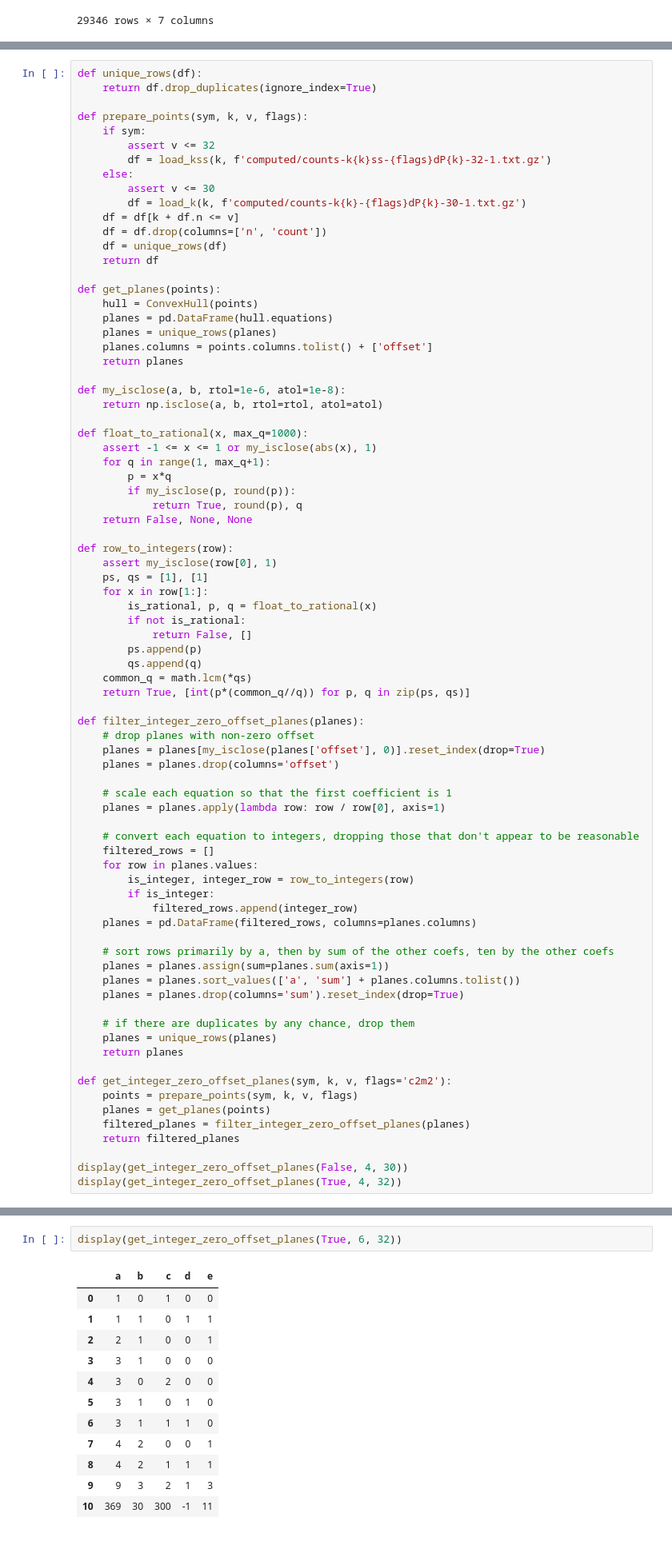
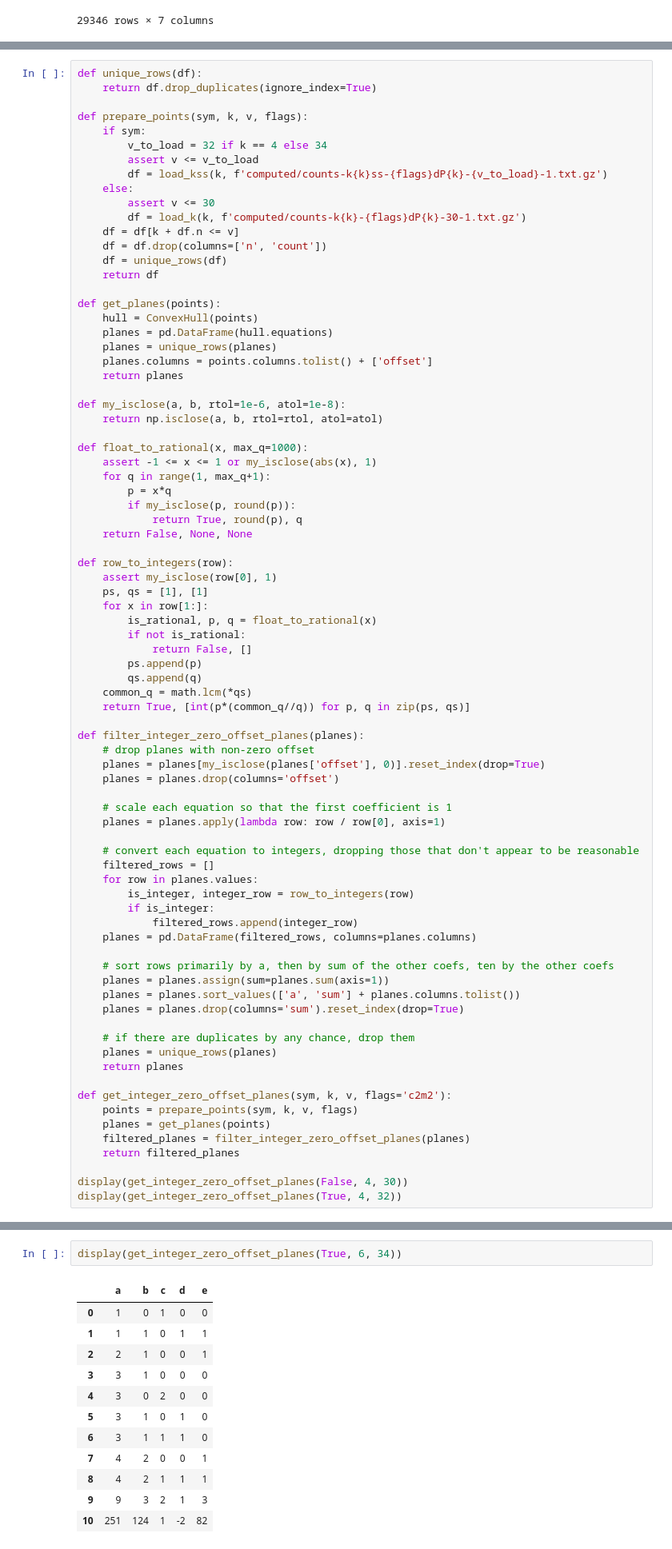
Before and after one commit to davidmisiak/flow-polynomials, a Jupyter notebook: analysis.ipynb, the cells around one changed output, grey strips where cells are left out. Shown at 80% size. Cells and saved outputs as stored; diff of their text form.

Commit message:
Add computed kss data for v=34

```diff
--- a/analysis.ipynb
+++ b/analysis.ipynb
@@ -334,8 +334,9 @@ def unique_rows(df):
 
 def prepare_points(sym, k, v, flags):
     if sym:
-        assert v <= 32
-        df = load_kss(k, f'computed/counts-k{k}ss-{flags}dP{k}-32-1.txt.gz')
+        v_to_load = 32 if k == 4 else 34
+        assert v <= v_to_load
+        df = load_kss(k, f'computed/counts-k{k}ss-{flags}dP{k}-{v_to_load}-1.txt.gz')
     else:
         assert v <= 30
         df = load_k(k, f'computed/counts-k{k}-{flags}dP{k}-30-1.txt.gz')
@@ -436,20 +437,20 @@ display(get_integer_zero_offset_planes(True, 5, 32))
 | 0 | 2 | 1 |
 | 1 | 5 | 1 |
 # %%
-display(get_integer_zero_offset_planes(True, 6, 32))
+display(get_integer_zero_offset_planes(True, 6, 34))
 # %% [output]
 |  | a | b | c | d | e |
 | 0 | 1 | 0 | 1 | 0 | 0 |
 | 1 | 1 | 1 | 0 | 1 | 1 |
 | 2 | 2 | 1 | 0 | 0 | 1 |
 | 3 | 3 | 1 | 0 | 0 | 0 |
 | 4 | 3 | 0 | 2 | 0 | 0 |
 | 5 | 3 | 1 | 0 | 1 | 0 |
 | 6 | 3 | 1 | 1 | 1 | 0 |
 | 7 | 4 | 2 | 0 | 0 | 1 |
 | 8 | 4 | 2 | 1 | 1 | 1 |
 | 9 | 9 | 3 | 2 | 1 | 3 |
-| 10 | 369 | 30 | 300 | -1 | 11 |
+| 10 | 251 | 124 | 1 | -2 | 82 |
 # %%
 # get_integer_zero_offset_planes(True, 7, 18)                    # 94
 # get_integer_zero_offset_planes(True, 7, 20)                    # 194
```
Also changed, not shown: parts of 1 cell of this notebook, 13 other files.
